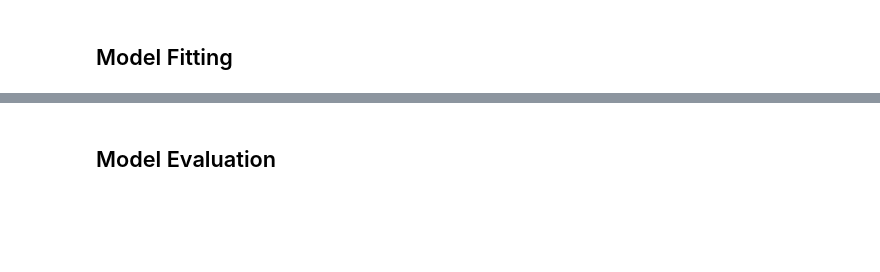
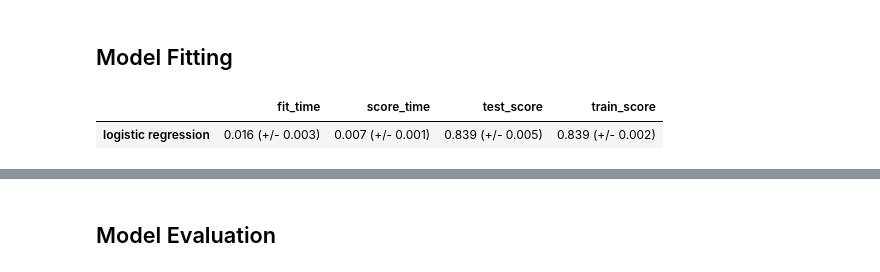
Before and after one commit to UBC-MDS/DSCI522-2425-group31_age-group-prediction, a Jupyter notebook: notebook/age_prediction_report.ipynb, the cells around one changed output, grey strips where cells are left out. Saved outputs shown, nothing was run; the diff lists cells and outputs as text; code cells hidden in the pictures; blank space fills up the shorter version.

Commit message:
First result of model

```diff
--- a/notebook/age_prediction_report.ipynb
+++ b/notebook/age_prediction_report.ipynb
@@ -187,2 +241,44 @@ NameError: name 'DummyClassifier' is not defined
 # %% [markdown]
 ## Model Fitting
+# %%
+# Ref: mean_std_cross_val_scores from DSCI 571 Lecture notes
+#   Author: Varada Kolhatkar
+
+def mean_std_cross_val_scores(model, X_train, y_train, **kwargs):
+    """
+    Returns mean and std of cross validation
+
+    Parameters
+    ----------
+    model :
+        scikit-learn model
+    X_train : numpy array or pandas DataFrame
+        X in the training data
+    y_train :
+        y in the training data
+
+    Returns
+    ----------
+        pandas Series with mean scores from cross_validation
+    """
+
+    scores = cross_validate(model, X_train, y_train, **kwargs)
+
+    mean_scores = pd.DataFrame(scores).mean()
+    std_scores = pd.DataFrame(scores).std()
+    out_col = []
+
+    for i in range(len(mean_scores)):
+        out_col.append((f"%0.3f (+/- %0.3f)" % (mean_scores.iloc[i], std_scores.iloc[i])))
+
+    return pd.Series(data=out_col, index=mean_scores.index)
+# %%
+results_dict = {}
+results_dict["logistic regression"] = mean_std_cross_val_scores(
+    pipe, X_train, y_train, cv = 5, return_train_score = True
+)
+results_df = pd.DataFrame(results_dict).T
+results_df
+# %% [output]
+|  | fit_time | score_time | test_score | train_score |
+| logistic regression | 0.016 (+/- 0.003) | 0.007 (+/- 0.001) | 0.839 (+/- 0.005) | 0.839 (+/- 0.002) |
```
Also changed, not shown: parts of 12 cells of this notebook.
